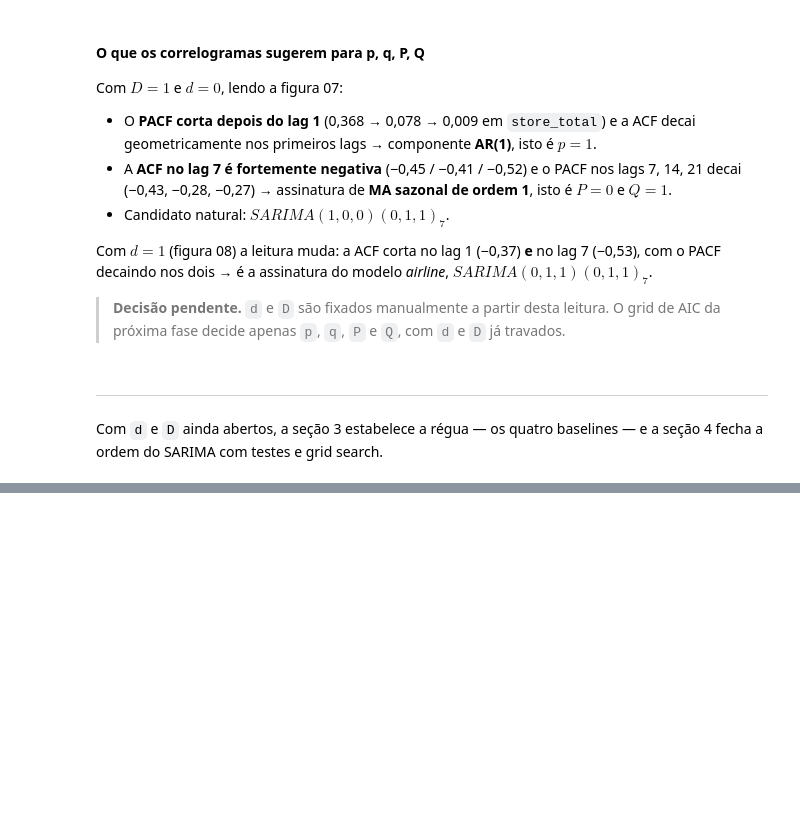
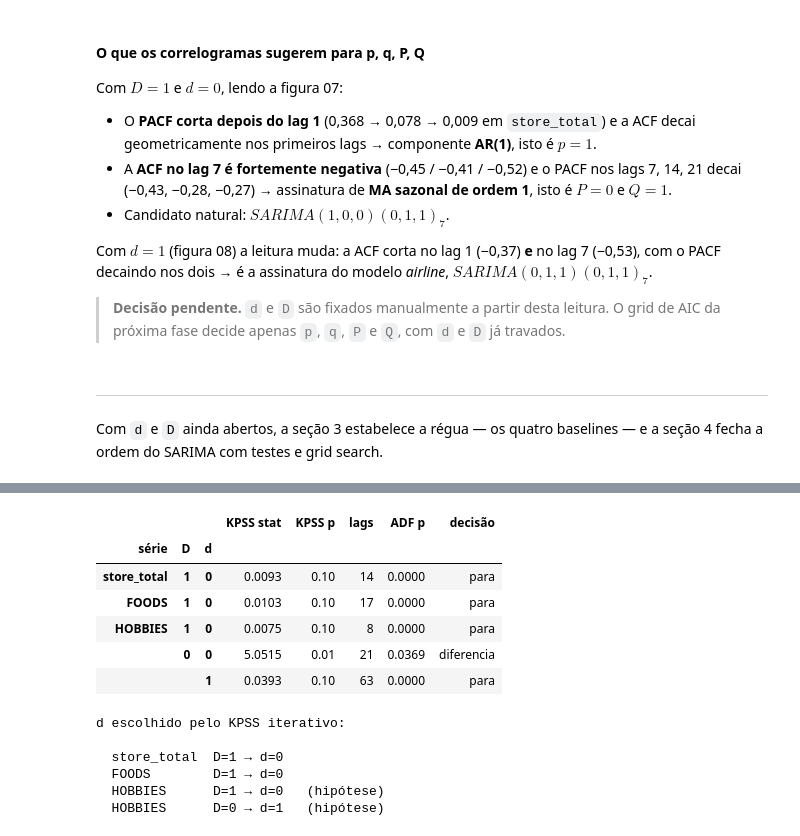
Before and after one commit to Os-Estudiosos/time-series-2026-2, a Jupyter notebook: main.ipynb, the cells around one changed output, grey strips where cells are left out. Drawn from its saved outputs; the diff is of its cells as text; code cells hidden in the pictures; blank space fills up the shorter version.

```diff
--- a/main.ipynb
+++ b/main.ipynb
@@ -826,0 +1008,61 @@ e a seção 4 fecha a ordem do SARIMA com testes e grid search.
+# %%
+def d_por_kpss(y, *, D: int, m: int = M, alpha: float = 0.05, d_max: int = 2):
+    """KPSS iterativo sobre a série já diferenciada D vezes no período sazonal."""
+    x = np.asarray(y, dtype=float)
+    for _ in range(D):
+        x = x[m:] - x[:-m]
+
+    d, trilha = 0, []
+    while True:
+        stat, p, lags = kpss_teste(x)
+        _, p_adf = adf_teste(x)
+        rejeita = p < alpha
+        trilha.append({
+            "KPSS stat": stat,
+            "KPSS p": p,
+            "lags": lags,
+            "ADF p": p_adf,
+            "decisão": "diferencia" if rejeita and d < d_max else "para",
+        })
+        if not rejeita or d == d_max:
+            return d, pd.DataFrame(trilha).assign(d=range(len(trilha)))
+        x = np.diff(x)
+        d += 1
+
+
+# store_total e FOODS já têm D=1 fechado; HOBBIES carrega as duas hipóteses.
+HIPOTESES = {"store_total": (1,), "FOODS": (1,), "HOBBIES": (1, 0)}
+
+d_escolhido, _trilhas = {}, []
+for s, Ds in HIPOTESES.items():
+    for D in Ds:
+        d, tr = d_por_kpss(train_fit[s], D=D)
+        d_escolhido[(s, D)] = d
+        _trilhas.append(tr.assign(série=s, D=D))
+
+trilha_kpss = (
+    pd.concat(_trilhas, ignore_index=True)
+    .set_index(["série", "D", "d"])[["KPSS stat", "KPSS p", "lags", "ADF p", "decisão"]]
+    .round(4)
+)
+trilha_kpss
+# %% [output]
+|  |  |  | KPSS stat | KPSS p | lags | ADF p | decisão |
+| série | D | d |  |  |  |  |  |
+| store_total | 1 | 0 | 0.0093 | 0.10 | 14 | 0.0000 | para |
+| FOODS | 1 | 0 | 0.0103 | 0.10 | 17 | 0.0000 | para |
+| HOBBIES | 1 | 0 | 0.0075 | 0.10 | 8 | 0.0000 | para |
+|  | 0 | 0 | 5.0515 | 0.01 | 21 | 0.0369 | diferencia |
+|  |  | 1 | 0.0393 | 0.10 | 63 | 0.0000 | para |
+# %%
+print("d escolhido pelo KPSS iterativo:\n")
+for (s, D), d in d_escolhido.items():
+    marca = "" if len(HIPOTESES[s]) == 1 else "   (hipótese)"
+    print(f"  {s:12} D={D} → d={d}{marca}")
+# %% [output]
+d escolhido pelo KPSS iterativo:
+
+  store_total  D=1 → d=0
+  FOODS        D=1 → d=0
+  HOBBIES      D=1 → d=0   (hipótese)
+  HOBBIES      D=0 → d=1   (hipótese)
```
Also changed, not shown: parts of 19 cells of this notebook, 1 other file.
